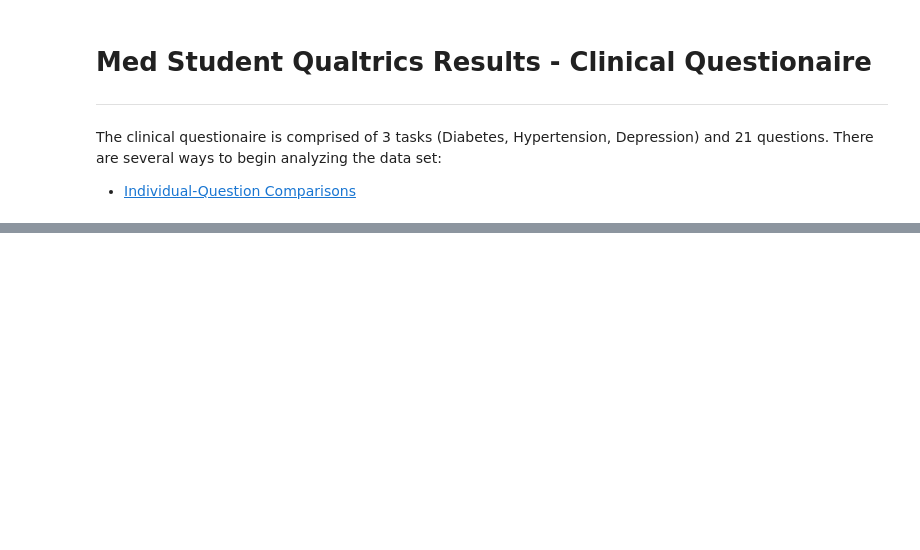
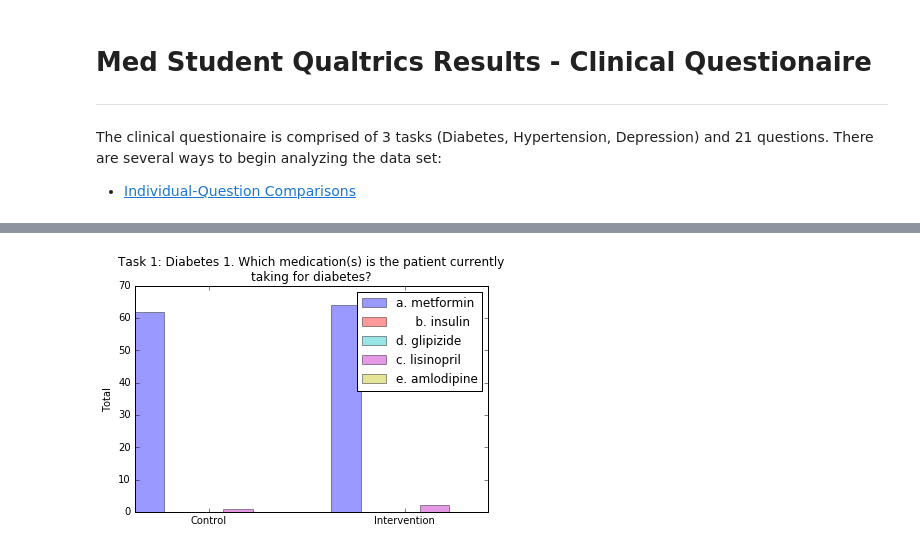
Before and after one commit to Duke-Translational-Bioinformatics/kairx-analysis, a Jupyter notebook: notebooks/med_student_qualtrics_cq.ipynb, the cells around one changed output, grey strips where cells are left out. Cells and saved outputs as stored; diff of their text form; code cells hidden in the pictures; blank space fills up the shorter version.

Commit message:
implemented bar plots for clinical questionaire, uncertain about sequential estimation vs. more baseline table methods

```diff
--- a/notebooks/med_student_qualtrics_cq.ipynb
+++ b/notebooks/med_student_qualtrics_cq.ipynb
@@ -36,0 +41,29 @@ The survey was comprised of the following questions, which, on an individual lev
+# %%
+%matplotlib inline
+import pandas as pd
+import json
+import numpy as np
+import matplotlib.pyplot as plt
+from textwrap import wrap
+
+cq_control = pd.read_csv(header=1,filepath_or_buffer=open("./med_student_materials/qualtrics_data/KaiRx_Clinical_Questionnaire__Control.csv","rb"))
+cq_interve = pd.read_csv(header=1,filepath_or_buffer=open("./med_student_materials/qualtrics_data/KaiRx_Clinical_Questionnaire__Intervention.csv","rb"))
+dd = json.load(open("./med_student_materials/qualtrics_data/KaiRx_Clinical_Questionnaire_-_Control.qsf","r"))
+#We'll need a function to help extract needed metadata
+def dict_2_list(d):
+    out_list = []
+    for key, value in d.items():
+        out_list.append(value['Display'])
+    return(out_list)
+
+#From the metadata, we'll need to create two lists: (1) Question Names and (2) Question Choices
+question_text = []
+question_choi = []
+for i,x in enumerate(dd['SurveyElements']):
+    if isinstance(x['Payload'], dict):
+        if 'Choices' in list(x['Payload'].keys()):
+            question_text.append(x['Payload']['QuestionText'])
+            question_choi.append(dict_2_list(x['Payload']['Choices']))
+
+print(question_text[0])
+print(question_choi[0])
@@ -36,0 +81,7 @@ The survey was comprised of the following questions, which, on an individual lev
+# %%
+from utils import createBarPlot
+questionsName = 'Task 1: Diabetes 1. Which medication(s) is the patient currently taking for diabetes? '
+dd_number = 18
+createBarPlot(questionsName,dd_number,question_choi,cq_control,cq_interve)
+# %% [output]
+[figure, added]
```
Also changed, not shown: parts of 45 cells of this notebook, 5 other files.
